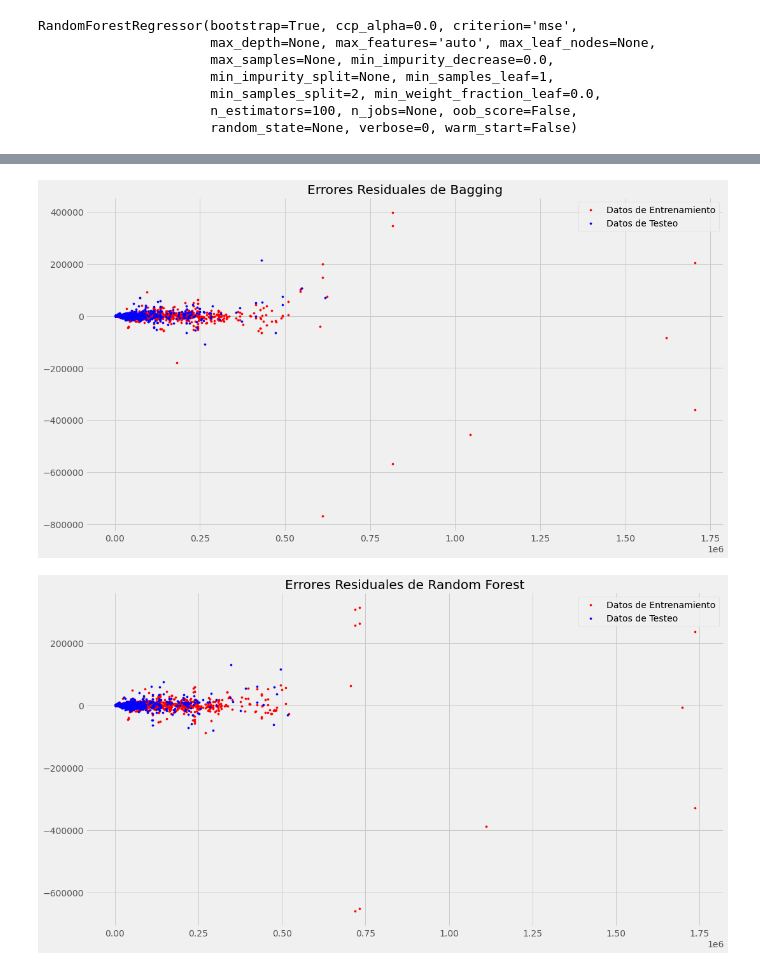
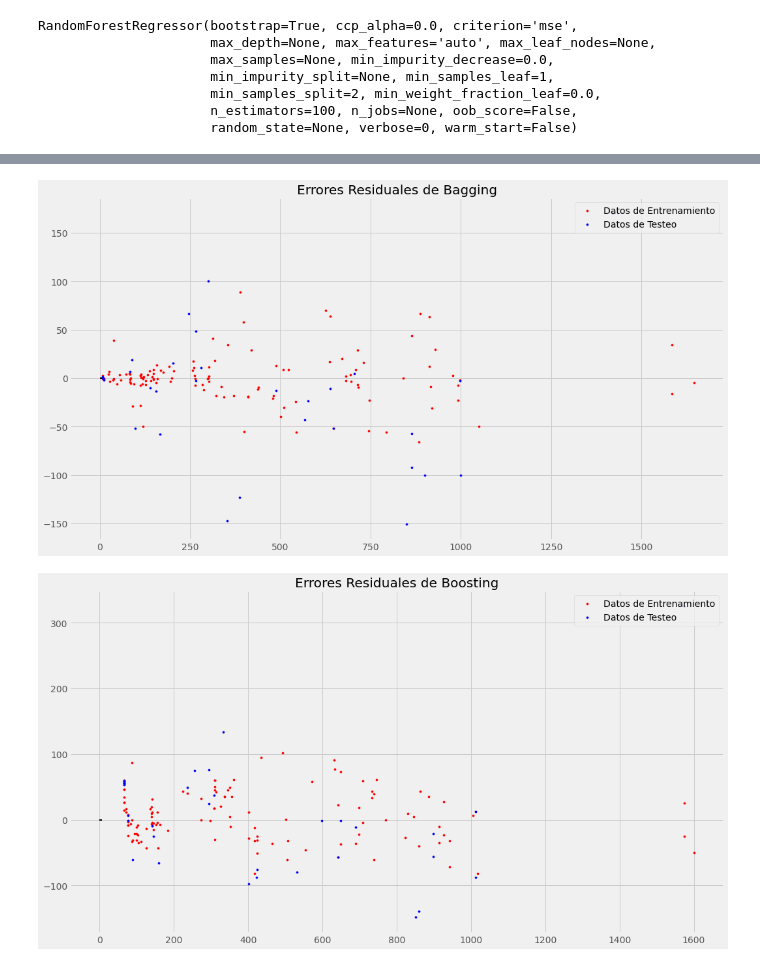
Before and after one commit to XavierCarrera/Tutorial-Machine-Learning-Arboles, a Jupyter notebook: 3_Bagging_vs_Boosting_vs_RandomForest_Regresiones.ipynb, the cells around one changed output, grey strips where cells are left out. Drawn from its saved outputs; the diff is of its cells as text; code cells hidden in the pictures.

```diff
--- a/3_Bagging_vs_Boosting_vs_RandomForest_Regresiones.ipynb
+++ b/3_Bagging_vs_Boosting_vs_RandomForest_Regresiones.ipynb
@@ -21,6 +21,6 @@ plt.style.use('ggplot')
 import warnings
 warnings.filterwarnings('ignore')
 # %%
-df = pd.read_csv("https://raw.githubusercontent.com/XavierCarrera/Tutorial-Machine-Learning-Arboles/main/car_features.csv")
+df = pd.read_csv("https://raw.githubusercontent.com/XavierCarrera/Tutorial-Machine-Learning-Arboles/main/Fish.csv")
 df
 # %% [output]
@@ -60,4 +42,4 @@ memory usage: 1.5+ MB
 # %%
-df.drop(["Make", "Model", "Engine Fuel Type", "Transmission Type", "Driven_Wheels", "Market Category", "Vehicle Size", "Vehicle Style"], axis=1, inplace=True)
+df.drop(["Species"], axis=1, inplace=True)
 df
 # %% [output]
@@ -89,3 +58,0 @@ dtype: int64
-# %%
-df.dropna(axis=0, inplace=True)
-df.isna().sum()
@@ -164,6 +71,6 @@ sns.regplot(x=df["Popularity"], y=df["MSRP"])
 # %%
-X = df.drop(["MSRP"], axis=1)
-y = df["MSRP"]
+X = df.drop(["Weight"], axis=1)
+y = df["Weight"]
 
 X_train, X_test, y_train, y_test = train_test_split(X, y, test_size = 0.20, random_state = 42)
 # %%
@@ -236,17 +149,17 @@ plt.title("Errores Residuales de Bagging")
 
 plt.show()
 # %% [output]
-[figure, old version]
+[figure, new version]
 # %%
 plt.style.use('fivethirtyeight')
-plt.scatter(random.predict(X_train), random.predict(X_train) - y_train,
+plt.scatter(boosting.predict(X_train), boosting.predict(X_train) - y_train,
             color = "red", s = 10, label = 'Datos de Entrenamiento')
-plt.scatter(random.predict(X_test), random.predict(X_test) - y_test,
+plt.scatter(boosting.predict(X_test), boosting.predict(X_test) - y_test,
             color = "blue", s = 10, label = 'Datos de Testeo')
 plt.hlines(y = 0, xmin = 0, xmax = 7, linewidth = 2)
 plt.legend(loc = 'upper right')
-plt.title("Errores Residuales de Random Forest")
+plt.title("Errores Residuales de Boosting")
 
 plt.show()
 # %% [output]
-[figure, old version]
+[figure, new version]
```
Also changed, not shown: parts of 26 cells of this notebook.
